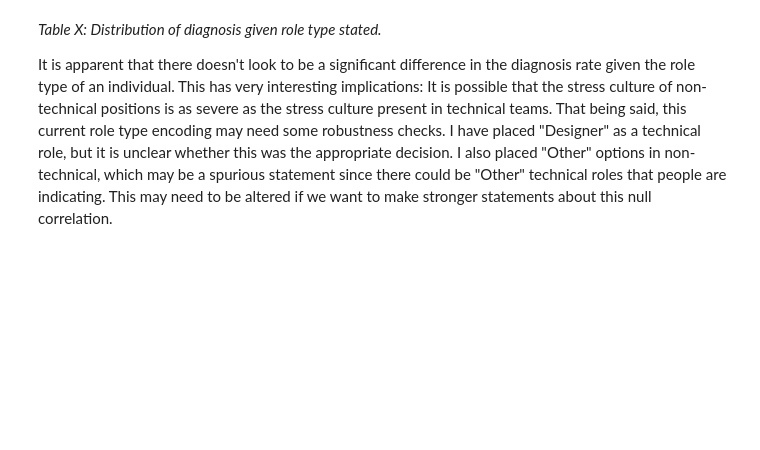
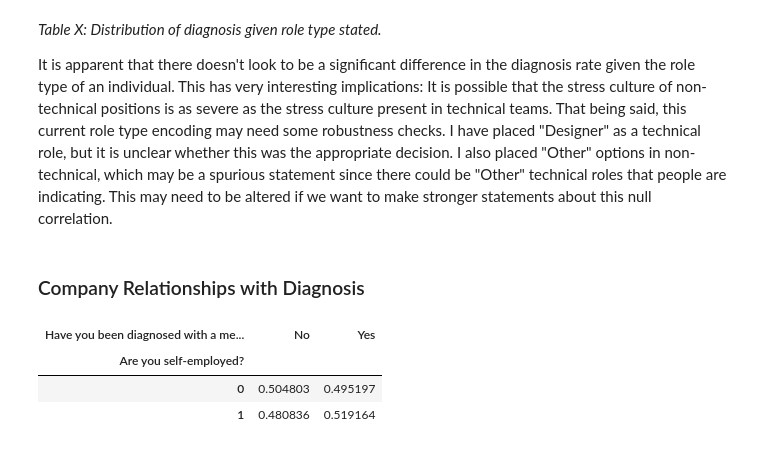
Before and after one commit to PLBMR/mentalHealthDataAnalysis, a Jupyter notebook: osmiMentalHealthInTech/analysis/exploratoryDataAnalysis.ipynb, the cells around one changed output. Cells and saved outputs as stored; diff of their text form; code cells hidden in the pictures; blank space fills up the shorter version.

```diff
--- a/osmiMentalHealthInTech/analysis/exploratoryDataAnalysis.ipynb
+++ b/osmiMentalHealthInTech/analysis/exploratoryDataAnalysis.ipynb
@@ -597,3 +595,14 @@ pd.crosstab(responseFrame["roleType"],responseFrame[haveBeenDiagnosedString],
 _Table X: Distribution of diagnosis given role type stated._
 
 It is apparent that there doesn't look to be a significant difference in the diagnosis rate given the role type of an individual. This has very interesting implications: It is possible that the stress culture of non-technical positions is as severe as the stress culture present in technical teams. That being said, this current role type encoding may need some robustness checks. I have placed "Designer" as a technical role, but it is unclear whether this was the appropriate decision. I also placed "Other" options in non-technical, which may be a spurious statement since there could be "Other" technical roles that people are indicating. This may need to be altered if we want to make stronger statements about this null correlation.
+# %% [markdown]
+### Company Relationships with Diagnosis
+# %%
+pd.crosstab(responseFrame["Are you self-employed?"],
+            responseFrame[haveBeenDiagnosedString],
+            normalize = "index")
+# %% [output]
+| Have you been diagnosed with a me... | No | Yes |
+| Are you self-employed? |  |  |
+| 0 | 0.504803 | 0.495197 |
+| 1 | 0.480836 | 0.519164 |
```
Also changed, not shown: parts of 7 cells of this notebook.
